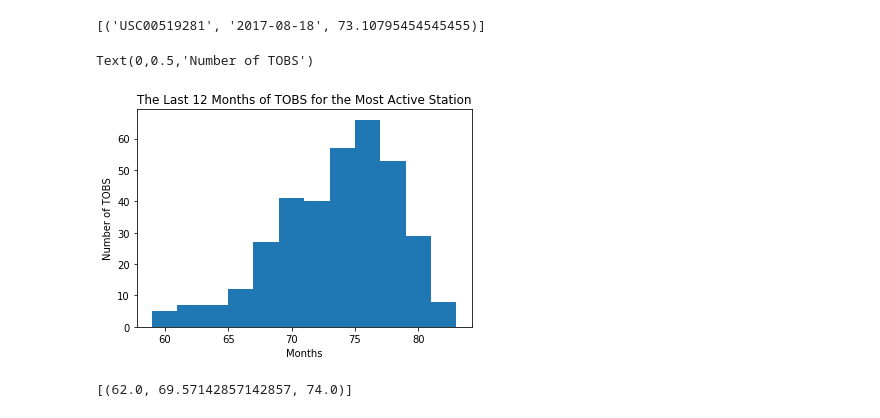
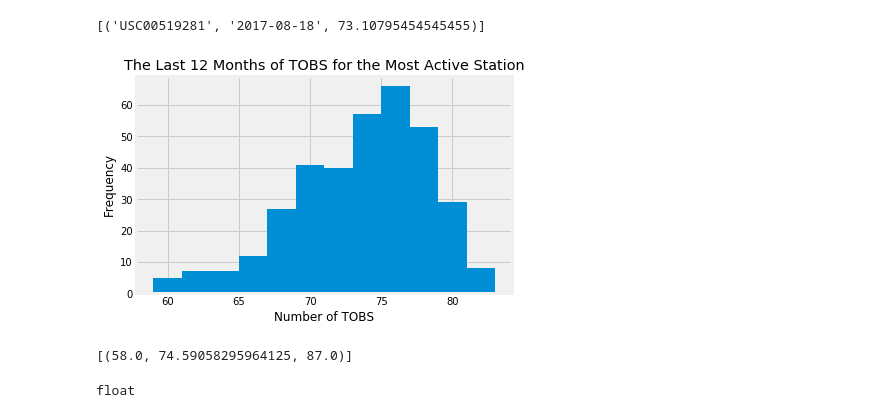
Before and after one commit to nunezraf/Data_Storage_Retrieval, a Jupyter notebook: climate_starter.ipynb, the cells around one changed output. Drawn from its saved outputs; the diff is of its cells as text; code cells hidden in the pictures.

```diff
--- a/climate_starter.ipynb
+++ b/climate_starter.ipynb
@@ -1,7 +1,7 @@
 # %%
-#%matplotlib notebook
+# %matplotlib notebook
 from matplotlib import style
-#style.use('fivethirtyeight')
+style.use('fivethirtyeight')
 import matplotlib.pyplot as plt
 # %%
 import numpy as np
@@ -135,27 +136,29 @@ avg_temp
 # %%
 # Choose the station with the highest number of temperature observations.
 
 h_obser = session.query(Measurement.station,Measurement.tobs,func.count(Measurement.tobs)).\
                 group_by(Measurement.tobs, Measurement.station).order_by(func.count(Measurement.tobs).desc()).first()
 
 
 # Query the last 12 months of temperature observation data for this station and plot the results as a histogram
 most_active_data = session.query(Measurement.tobs).\
                 filter(Measurement.station == most_active).filter(Measurement.date >= "2016-08-23").all()
 
 #converting the data to a list
 tobs_data = []
 for row in most_active_data:
     tobs_data.append(row[0])
 
+# type(tobs_data)
 # Plotting the results as a Histogram
 plt.hist(tobs_data, bins = 12 )
 plt.title("The Last 12 Months of TOBS for the Most Active Station")
-plt.xlabel("Months")
-plt.ylabel("Number of TOBS")
+plt.xlabel("Number of TOBS")
+plt.ylabel("Frequency")
+plt.savefig("Most_Active_station")
+plt.show()
 # %% [output]
-Text(0,0.5,'Number of TOBS')
-[figure, old version]
+[figure, new version]
 # %%
 # Write a function called `calc_temps` that will accept start date and end date in the format '%Y-%m-%d'
 # and return the minimum, average, and maximum temperatures for that range of dates
@@ -164,7 +167,7 @@ def calc_temps(start_date, end_date):
 
     Args:
         start_date (string): A date string in the format %Y-%m-%d
-        end_date (string): A date string in the format %Y-%m-%d
+        end_date (string): A date string he format %Y-%m-%d
 
     Returns:
         TMIN, TAVE, and TMAX
@@ -172,14 +175,22 @@ def calc_temps(start_date, end_date):
 
     return session.query(func.min(Measurement.tobs), func.avg(Measurement.tobs), func.max(Measurement.tobs)).\
         filter(Measurement.date >= start_date).filter(Measurement.date <= end_date).all()
-print(calc_temps('2012-02-28', '2012-03-05'))
+print(calc_temps('2016-08-23', '2017-08-23'))
 # %% [output]
-[(62.0, 69.57142857142857, 74.0)]
+[(58.0, 74.59058295964125, 87.0)]
 # %%
 # Use your previous function `calc_temps` to calculate the tmin, tavg, and tmax
-
+start_date = "2014-12-20"
+end_date= "2015-01-05"
 
 # for your trip using the previous year's data for those same dates.
+Tmin, Tavg, Tmax = calc_temps(start_date, end_date )[0]
+
+# Test
+
+type(Tmax)
+# %% [output]
+float
 # %%
 # Plot the results from your previous query as a bar chart.
 # Use "Trip Avg Temp" as your Title
```
Also changed, not shown: parts of 4 cells of this notebook, 3 other files.
